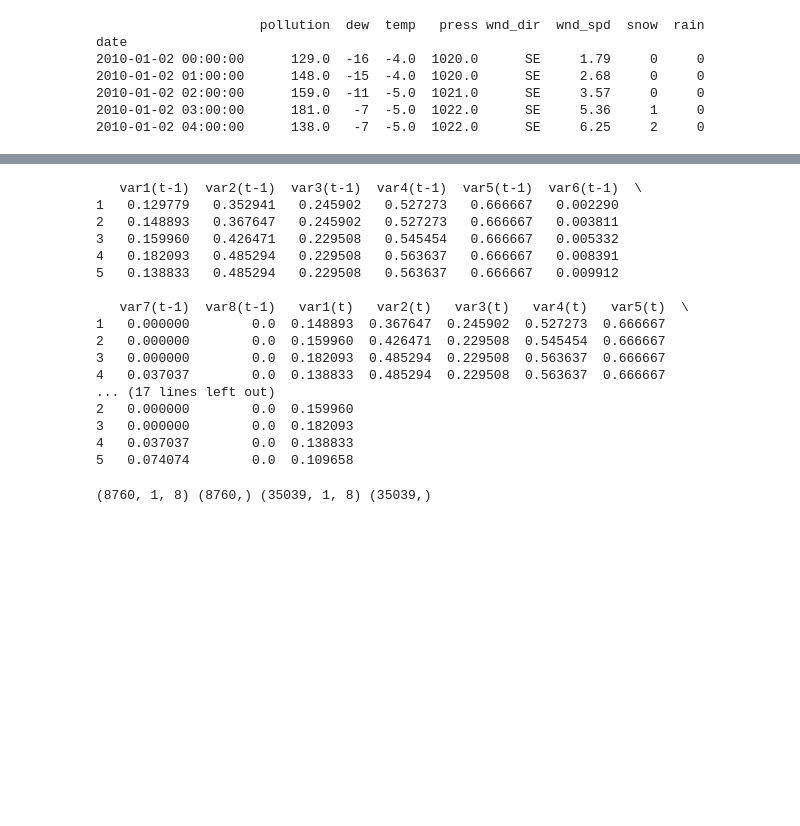
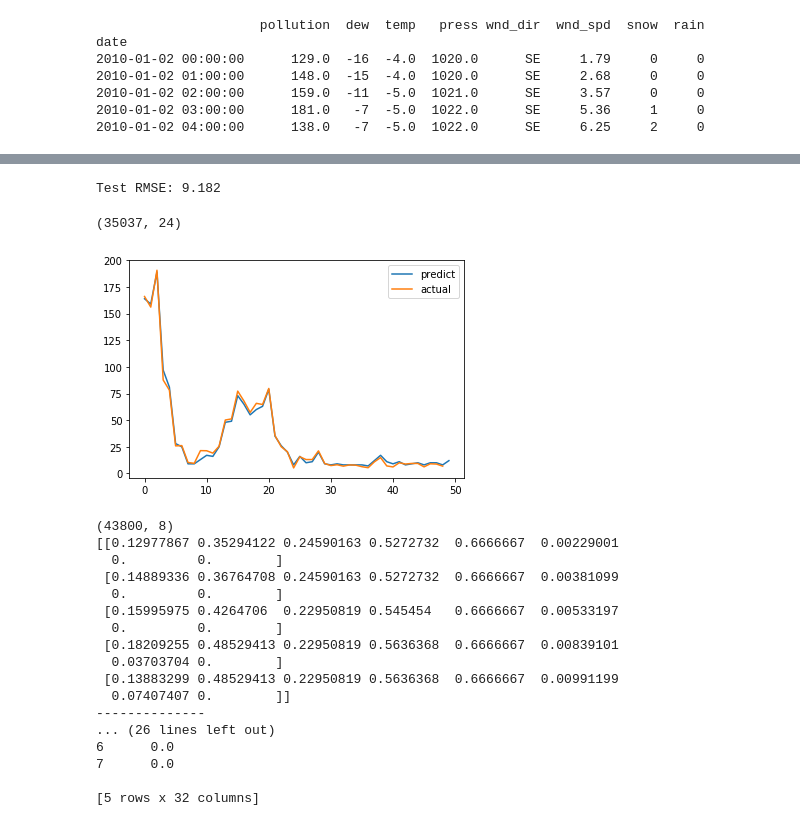
Before and after one commit to dxcv/TradingAlgo, a Jupyter notebook: Multivariate Time Series Forecasting with LSTMs in Keras.ipynb, the cells around one changed output, grey strips where cells are left out. Drawn from its saved outputs; the diff is of its cells as text; code cells hidden in the pictures; blank space fills up the shorter version.

```diff
--- a/Multivariate Time Series Forecasting with LSTMs in Keras.ipynb
+++ b/Multivariate Time Series Forecasting with LSTMs in Keras.ipynb
@@ -54,5 +303,22 @@ def series_to_supervised(data, n_in=1, n_out=1, dropnan=True):
+# %%
+# calculate RMSE
+rmse = sqrt(mean_squared_error(inv_y[:-1], inv_yhat[1:]))
+print('Test RMSE: %.3f' % rmse)
+# %% [output]
+Test RMSE: 9.182
+# %%
+print(test_X.shape)
+#print(range(test_X.shape))
+
+
+pyplot.plot( inv_y[-50:], label='predict')
+pyplot.plot( inv_yhat[-49:], label='actual')
+pyplot.legend()
+pyplot.show()
+# %% [output]
+(35037, 24)
+[figure, added]
 # %%
-
 # load dataset
 dataset = read_csv('pollution.csv', header=0, index_col=0)
 values = dataset.values
@@ -64,43 +330,31 @@ values = values.astype('float32')
 # normalize features
 scaler = MinMaxScaler(feature_range=(0, 1))
 scaled = scaler.fit_transform(values)
+# specify the number of lag hours
+n_hours = 3
+n_features = 8
+print(scaled.shape)
+print(scaled[0:5, :])
+print('--------------')
 # frame as supervised learning
-reframed = series_to_supervised(scaled, 1, 1)
-
+reframed = series_to_supervised(scaled, n_hours, 1)
+print(reframed.shape)
 print(reframed.head())
-# drop columns we don't want to predict
-reframed.drop(reframed.columns[[9,10,11,12,13,14,15]], axis=1, inplace=True)
-print(reframed.head())
 # %% [output]
-   var1(t-1)  var2(t-1)  var3(t-1)  var4(t-1)  var5(t-1)  var6(t-1)  \
-1   0.129779   0.352941   0.245902   0.527273   0.666667   0.002290
-2   0.148893   0.367647   0.245902   0.527273   0.666667   0.003811
-3   0.159960   0.426471   0.229508   0.545454   0.666667   0.005332
-4   0.182093   0.485294   0.229508   0.563637   0.666667   0.008391
-5   0.138833   0.485294   0.229508   0.563637   0.666667   0.009912
+(43800, 8)
+[[0.12977867 0.35294122 0.24590163 0.5272732  0.6666667  0.00229001
+  0.         0.        ]
+ [0.14889336 0.36764708 0.24590163 0.5272732  0.6666667  0.00381099
+  0.         0.        ]
+ [0.15995975 0.4264706  0.22950819 0.545454   0.6666667  0.00533197
+  0.         0.        ]
+ [0.18209255 0.48529413 0.22950819 0.5636368  0.6666667  0.00839101
+  0.03703704 0.        ]
+ [0.13883299 0.48529413 0.22950819 0.5636368  0.6666667  0.00991199
+  0.07407407 0.        ]]
+--------------
+... (26 lines left out)
+6      0.0
+7      0.0
 
-   var7(t-1)  var8(t-1)   var1(t)   var2(t)   var3(t)   var4(t)   var5(t)  \
-1   0.000000        0.0  0.148893  0.367647  0.245902  0.527273  0.666667
-2   0.000000        0.0  0.159960  0.426471  0.229508  0.545454  0.666667
-3   0.000000        0.0  0.182093  0.485294  0.229508  0.563637  0.666667
-4   0.037037        0.0  0.138833  0.485294  0.229508  0.563637  0.666667
-... (17 lines left out)
-2   0.000000        0.0  0.159960
-3   0.000000        0.0  0.182093
-4   0.037037        0.0  0.138833
-5   0.074074        0.0  0.109658
+[5 rows x 32 columns]
-# %%
-# split into train and test sets
-values = reframed.values
-n_train_hours = 365 * 24
-train = values[:n_train_hours, :]
-test = values[n_train_hours:, :]
-# split into input and outputs
-train_X, train_y = train[:, :-1], train[:, -1]
-test_X, test_y = test[:, :-1], test[:, -1]
-# reshape input to be 3D [samples, timesteps, features]
-train_X = train_X.reshape((train_X.shape[0], 1, train_X.shape[1]))
-test_X = test_X.reshape((test_X.shape[0], 1, test_X.shape[1]))
-print(train_X.shape, train_y.shape, test_X.shape, test_y.shape)
-# %% [output]
-(8760, 1, 8) (8760,) (35039, 1, 8) (35039,)
```
Also changed, not shown: parts of 7 cells of this notebook, 7 other files.
